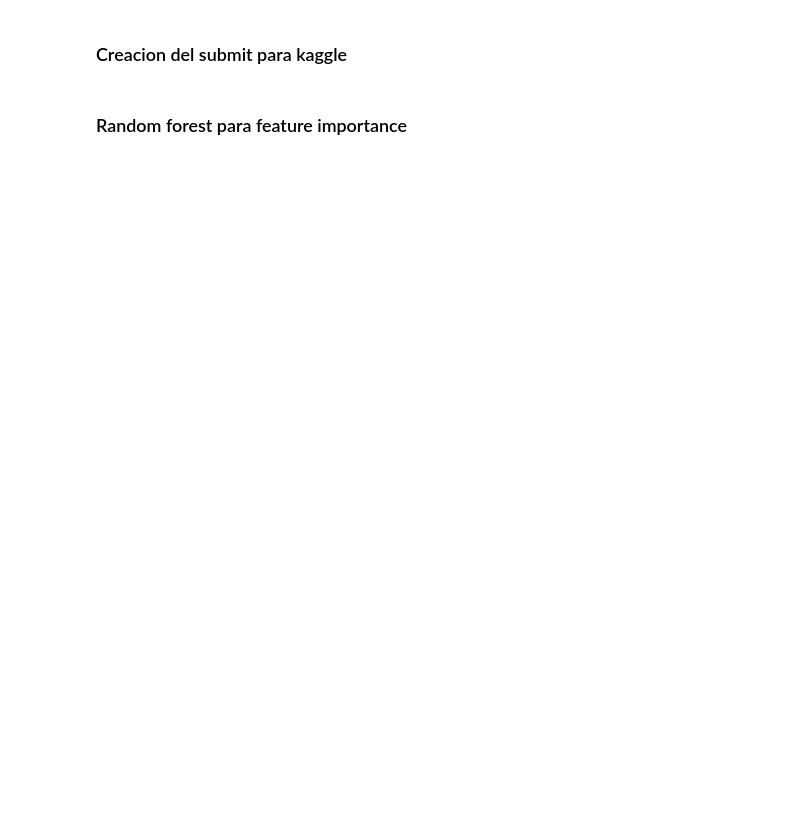
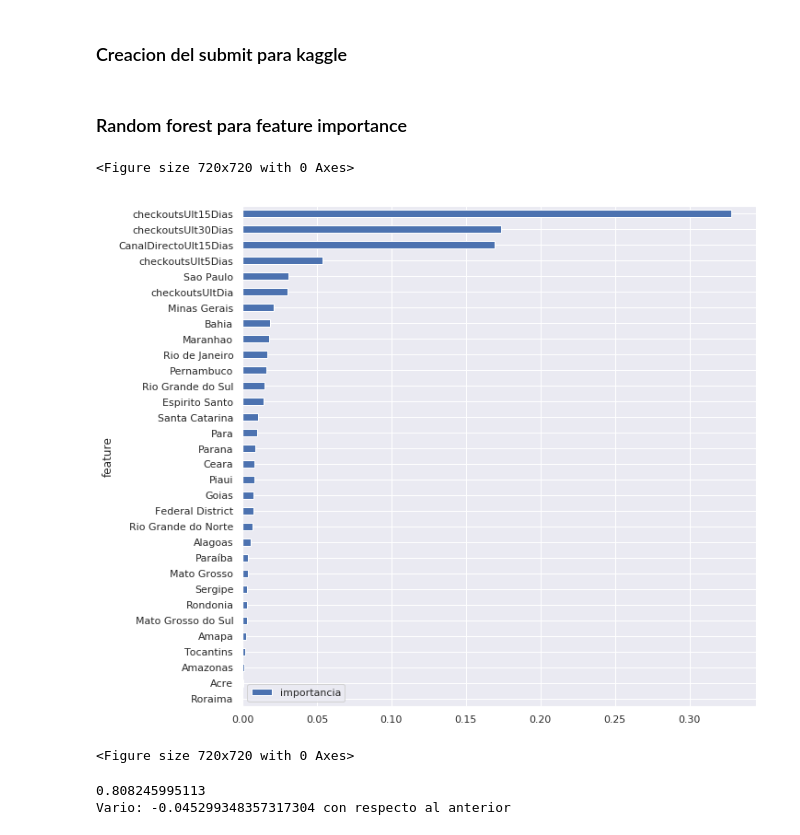
Before and after one commit to facuub/TP2, a Jupyter notebook: Predecir Compras.ipynb, the cells around one changed output. Drawn from its saved outputs; the diff is of its cells as text; code cells hidden in the pictures; blank space fills up the shorter version.

```diff
--- a/Predecir Compras.ipynb
+++ b/Predecir Compras.ipynb
@@ -513,17 +516,17 @@ dfPredictorLocal = dfPredictorIndexado.join(labels, how = 'inner')
 ### Entrenamiento del modelo
 # %%
 X, y = dfPredictorLocal.iloc[:,:-1], dfPredictorLocal.iloc[:,-1:]
-X_train, X_test, y_train, y_test = train_test_split(X, y, test_size=0.2, random_state=123)
+X_train, X_test, y_train, y_test = train_test_split(X, y, test_size=0.2, random_state=13)
 
 modelo = xgb.XGBRegressor(
- booster='dart',
- learning_rate =0.1,
+ #booster='dart',
+ learning_rate =0.05,
  n_estimators=1000,
- max_depth=5,
- min_child_weight=3,
- gamma=0.22,
- subsample=0.3,
- colsample_bytree=0.8,
+ max_depth=3,
+ min_child_weight=2,
+ gamma=0,
+ subsample=0.4,
+ colsample_bytree=0.9,
  objective= 'binary:logistic',
  nthread=-1,
  #sample_type='weighted',
@@ -531,7 +534,7 @@ modelo = xgb.XGBRegressor(
  #skip_dropout=0.3,
  random_state=27)
 
-modelfit(modelo, X_train, y_train)
+modelfit(modelo, X_train, y_train, early_stopping_rounds=50)
 
 predsa = modelo.predict(X_test)
 resultado = roc_auc_score(y_test, predsa)
@@ -544,6 +568,7 @@ KeyboardInterrupt:
 # %% [markdown]
 ### Creacion del submit para kaggle
 # %%
+modelfit(modelo, X, y, early_stopping_rounds=50)
 kaggle = pd.read_csv('trocafone_kaggle_test.csv', low_memory = False)
 kaggle = kaggle.set_index('person')
 dfPredictorSubmit = dfPredictorIndexado.join(kaggle, how = 'inner')
@@ -557,13 +582,30 @@ dfPredictorSubmit['label'].to_frame().to_csv('submit.csv')
 # %%
 from sklearn.ensemble import RandomForestRegressor
 
 sns.set(rc={'figure.figsize':(10,10)})
 names = X.columns
-rf = RandomForestRegressor()
+rf = RandomForestRegressor(
+    random_state=123,
+    n_estimators=400,
+    min_samples_split=3
+)
 rf.fit(X_train.values, y_train.values.ravel())
 impor = np.vstack((names, rf.feature_importances_)).T
 imporDf = pd.DataFrame(impor)
 imporDf.columns = ['feature', 'importancia']
 imporDf = imporDf.set_index('feature').sort_values(by=['importancia'], ascending=False).iloc[::-1]
 imporDf.plot(kind='barh')
 plt.figure(figsize=(10,10))
+# %% [output]
+<Figure size 720x720 with 0 Axes>
+[figure, added]
+<Figure size 720x720 with 0 Axes>
+# %%
+predsa = rf.predict(X_test.values)
+resultado = roc_auc_score(y_test, predsa)
+print(resultado)
+
+print("Vario: {} con respecto al anterior".format(resultado-resultado_anterior))
+# %% [output]
+0.808245995113
+Vario: -0.045299348357317304 con respecto al anterior
```
Also changed, not shown: parts of 9 cells of this notebook, 2 other files.
